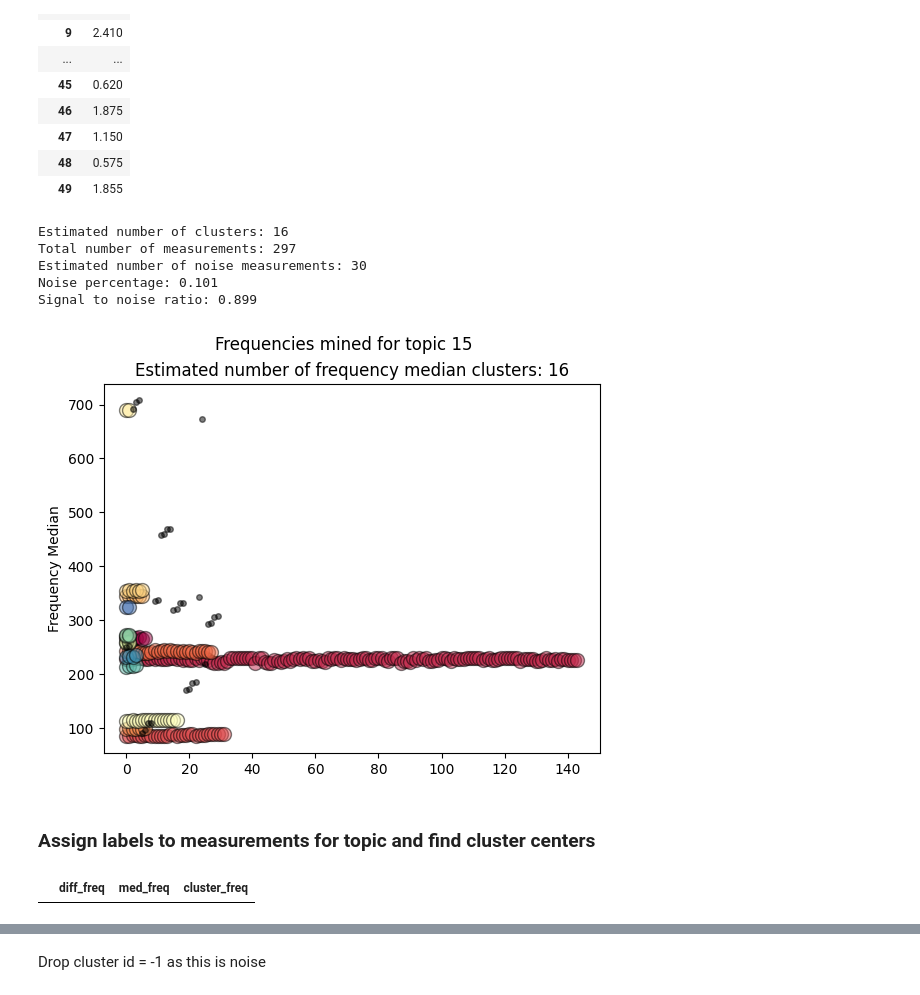
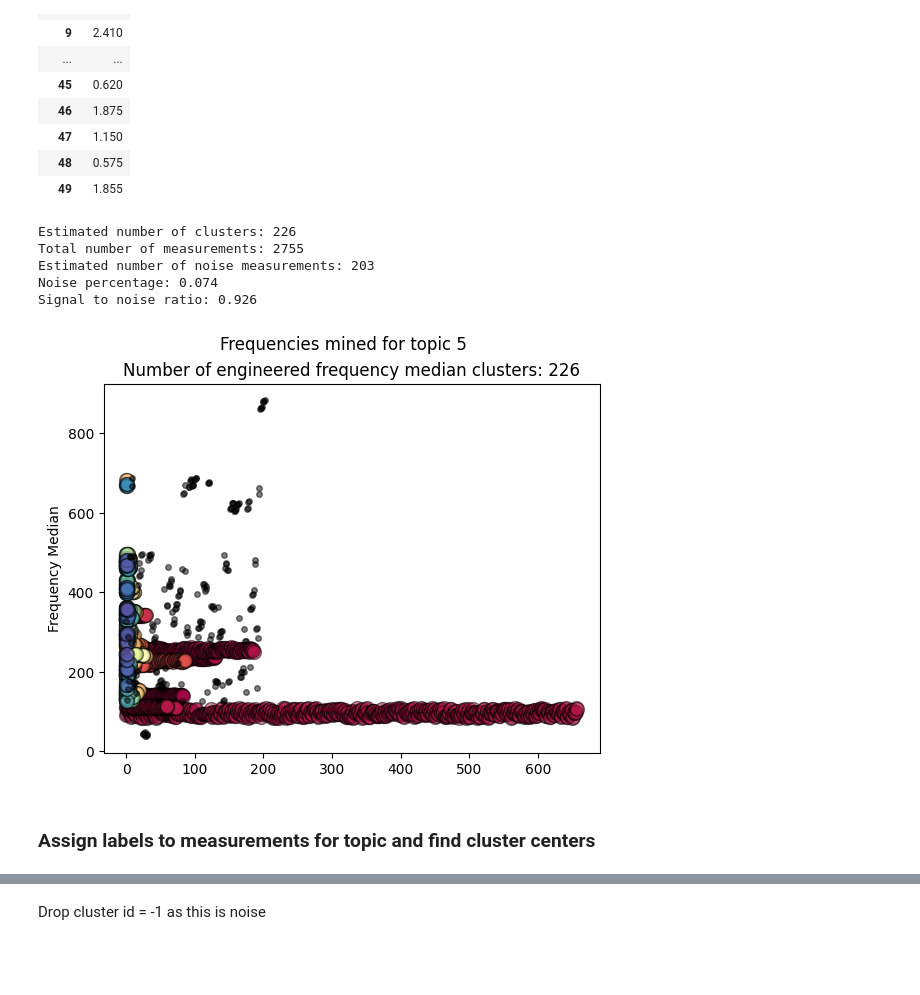
Before and after one commit to rlipps/NRAO_Capstone, a Jupyter notebook: model_notebooks/LDA_DBSCAN.ipynb, the cells around one changed output, grey strips where cells are left out. Cells and saved outputs as stored; diff of their text form; code cells hidden in the pictures; blank space fills up the shorter version.

```diff
--- a/model_notebooks/LDA_DBSCAN.ipynb
+++ b/model_notebooks/LDA_DBSCAN.ipynb
@@ -306,7 +306,7 @@ In our case since we're only using 1 dimension we use $k=2$
 # %% [markdown]
 ### Try mining a topic by hand
 # %%
-inspect_topic = 15
+inspect_topic = 5
 # %%
 X = np.array(train_topic_freqs.loc[inspect_topic].med_freq)
 X = X.reshape(-1, 1)
@@ -402,7 +402,7 @@ params_frame
 | 48 | 0.575 |
 | 49 | 1.855 |
 # %%
-db = DBSCAN(eps=1.15, min_samples=2).fit(list(zip(train_topic_freqs.loc[inspect_topic].med_freq)))
+db = DBSCAN(eps=0.25, min_samples=2).fit(list(zip(train_topic_freqs.loc[inspect_topic].med_freq)))
 # %%
 labels = db.labels_
 
@@ -417,11 +417,11 @@ print("Estimated number of noise measurements: %d" % n_noise)
 print(f"Noise percentage: {round(list(labels).count(-1)/labels.shape[0], 3)}")
 print(f'Signal to noise ratio: {1-round(list(labels).count(-1)/labels.shape[0], 3)}')
 # %% [output]
-Estimated number of clusters: 16
-Total number of measurements: 297
-Estimated number of noise measurements: 30
-Noise percentage: 0.101
-Signal to noise ratio: 0.899
+Estimated number of clusters: 226
+Total number of measurements: 2755
+Estimated number of noise measurements: 203
+Noise percentage: 0.074
+Signal to noise ratio: 0.926
 # %%
 import matplotlib.pyplot as plt
 unique_labels = set(labels)
@@ -436,35 +436,35 @@ for k, col in zip(unique_labels, colors):
         col = [0, 0, 0, 1]
 
     class_member_mask = labels == k
 
     xy = X[class_member_mask & core_samples_mask]
     plt.plot(
         xy[:],
         #xy[:, 1],
         "o",
         markerfacecolor=tuple(col),
         markeredgecolor="k",
         markersize=10,
         alpha=0.5
     )
 
     xy = X[class_member_mask & ~core_samples_mask]
     plt.plot(
         xy[:],
         #xy[:, 1],
         "o",
         markerfacecolor=tuple(col),
         markeredgecolor="k",
         markersize=4,
         alpha=0.5
     )
 
-plt.title(f"Estimated number of frequency median clusters: {n_clusters}")
+plt.title(f"Number of engineered frequency median clusters: {n_clusters}")
 plt.ylabel('Frequency Median')
 plt.suptitle(f"Frequencies mined for topic {inspect_topic}")
 plt.show()
 # %% [output]
-[figure, old version]
+[figure, new version]
 # %% [markdown]
 ### Assign labels to measurements for topic and find cluster centers
 # %%
@@ -472,6 +472,3 @@ selected_topic = pd.DataFrame(train_topic_freqs.loc[inspect_topic].med_freq, tra
     .reset_index()
 selected_topic.columns = ['diff_freq', 'med_freq']
 selected_topic['cluster_freq'] = labels
-selected_topic.sort_values('med_freq', ascending=True).iloc[1450:1500]
-# %% [output]
-|  | diff_freq | med_freq | cluster_freq |
```
Also changed, not shown: parts of 13 cells of this notebook.
